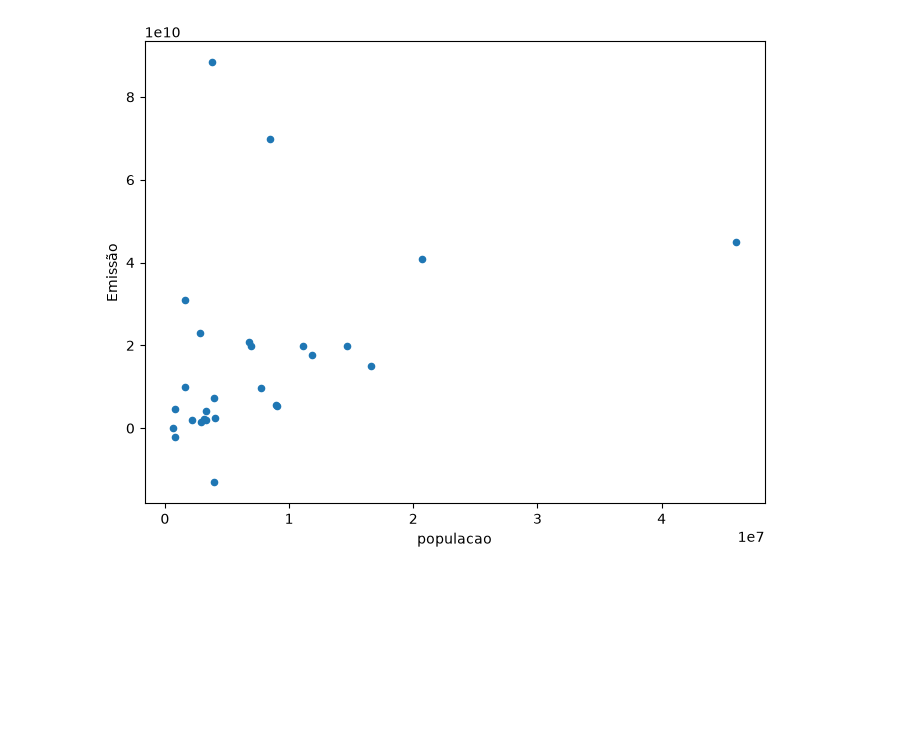
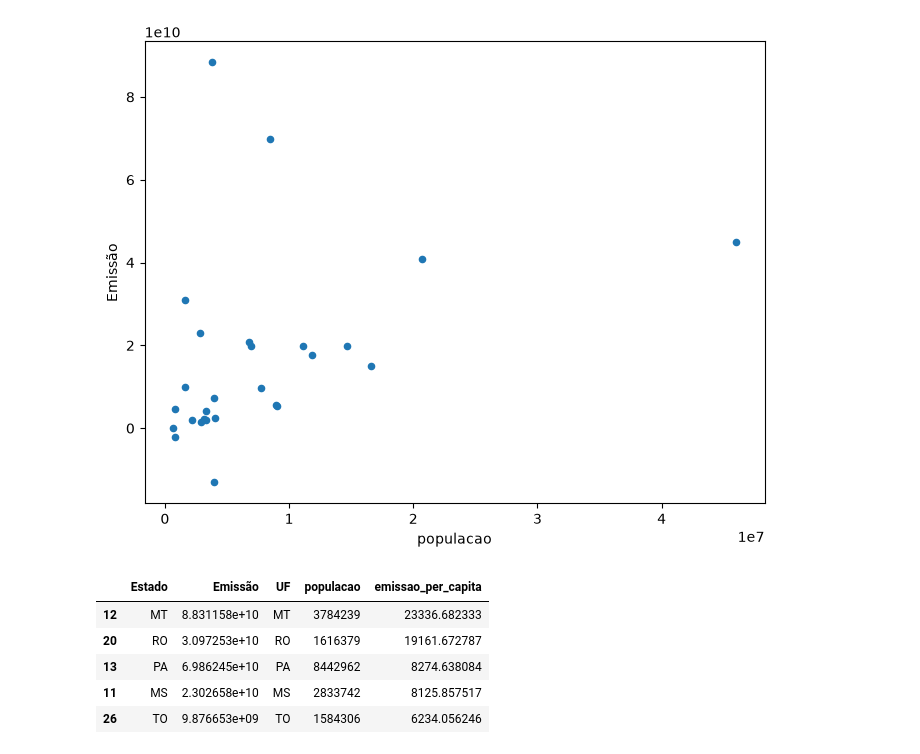
Before and after one commit to Cadu-ops/Alura, a Jupyter notebook: Alura/Pandas - selecionando e agrupando dados/aula4.ipynb, the cells around one changed output. Drawn from its saved outputs; the diff is of its cells as text; code cells hidden in the pictures; blank space fills up the shorter version.

```diff
--- a/Alura/Pandas - selecionando e agrupando dados/aula4.ipynb
+++ b/Alura/Pandas - selecionando e agrupando dados/aula4.ipynb
@@ -165,3 +165,14 @@ px.scatter(data_frame= dados_agrupados,
             y='Emissão',
             text='Estado',
             opacity=0)
+# %%
+dados_agrupados = dados_agrupados.assign(emissao_per_capita = dados_agrupados['Emissão']/dados_agrupados['populacao']).sort_values('emissao_per_capita', ascending=False)
+# %%
+dados_agrupados.head()
+# %% [output]
+|  | Estado | Emissão | UF | populacao | emissao_per_capita |
+| 12 | MT | 8.831158e+10 | MT | 3784239 | 23336.682333 |
+| 20 | RO | 3.097253e+10 | RO | 1616379 | 19161.672787 |
+| 13 | PA | 6.986245e+10 | PA | 8442962 | 8274.638084 |
+| 11 | MS | 2.302658e+10 | MS | 2833742 | 8125.857517 |
+| 26 | TO | 9.876653e+09 | TO | 1584306 | 6234.056246 |
```
Also changed, not shown: 1 other file.
